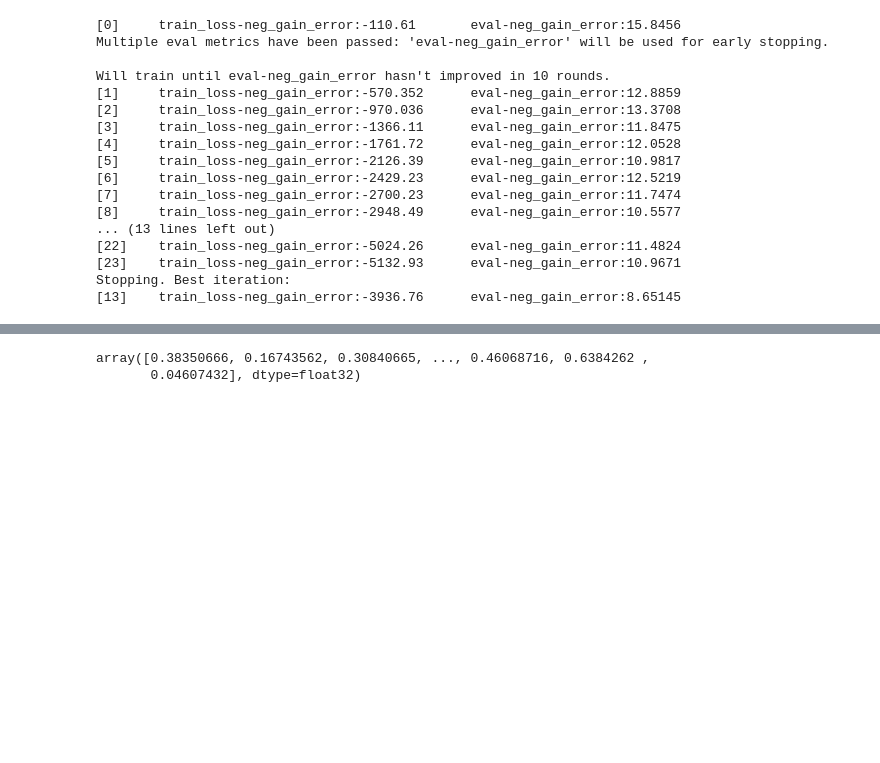
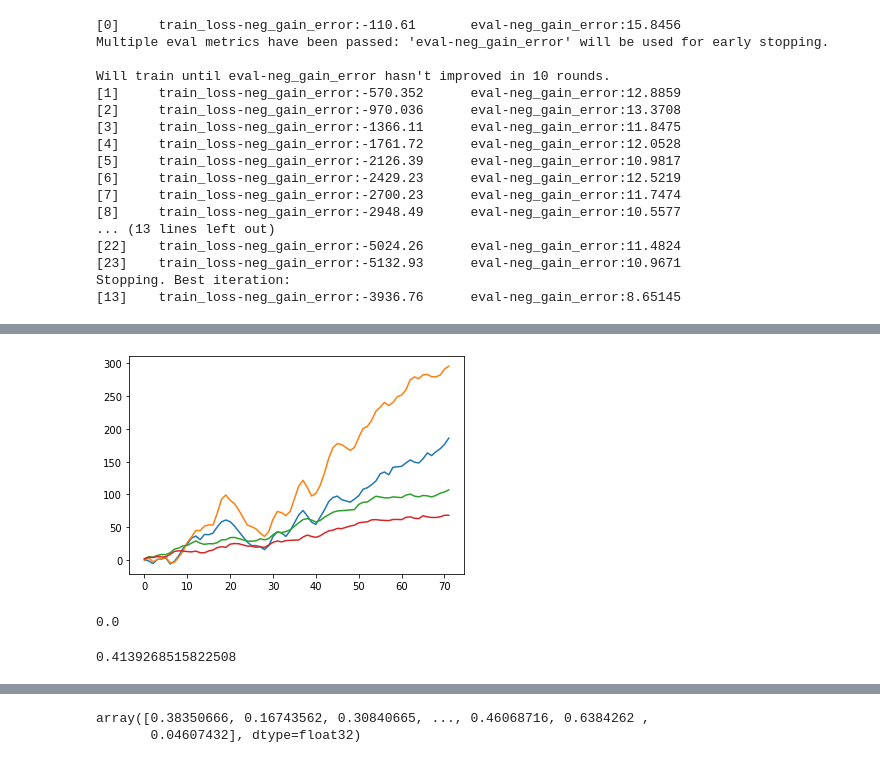
Before and after one commit to Supernowae/capstone, a Jupyter notebook: development/development_model_built_new.ipynb, the cells around one changed output, grey strips where cells are left out. Drawn from its saved outputs; the diff is of its cells as text; code cells hidden in the pictures; blank space fills up the shorter version.

Commit message:
further model and voter work

```diff
--- a/development/development_model_built_new.ipynb
+++ b/development/development_model_built_new.ipynb
@@ -27,7 +27,7 @@ def get_cals_to_drop(start_date,nb_players,nb_tournaments):
     duration_val_matches=300
     duration_train_matches=10400
     #duration_train_matches=12122
-    duration_test_matches=2000
+    duration_test_matches=500
 
     # Number of matches in our dataset (ie. nb. of outcomes divided by 2)
     nm=int(len(features)/2)
@@ -64,9 +64,9 @@ def make_split(days_diff,to_drop_players, to_drop_tournaments, start_date):
     span_matches=len(data)-test_beginning_match+1
     #duration_val_matches=700 + 10
     duration_val_matches=300 + days_diff
-    #duration_train_matches=10400
-    duration_train_matches=12122
-    duration_test_matches=2000
+    duration_train_matches=10400
+    #duration_train_matches=12122
+    duration_test_matches=500
 
     # Number of matches in our dataset (ie. nb. of outcomes divided by 2)
     nm=int(len(features)/2)
@@ -311,20 +342,20 @@ def get_trained_model(days_diff,to_drop_players, to_drop_tournaments,start_date)
 # %%
-start_date=datetime(2015,2,1) #first day of testing set
+start_date=datetime(2017,5,1) #first day of testing set
 
-to_drop_players, to_drop_tournaments= get_cals_to_drop(start_date,50,5)
+to_drop_players, to_drop_tournaments= get_cals_to_drop(start_date,200,200)
 
 
 
 
-model1, train_indices, val_indices, test_indices, xtest = get_trained_model(0,to_drop_players, to_drop_tournaments,start_date)
-model2, train_indices, val_indices, test_indices, xtest = get_trained_model(10,to_drop_players, to_drop_tournaments,start_date)
-model3, train_indices, val_indices, test_indices, xtest = get_trained_model(-10,to_drop_players, to_drop_tournaments,start_date)
-model4, train_indices, val_indices, test_indices, xtest = get_trained_model(30,to_drop_players, to_drop_tournaments,start_date)
-model5, train_indices, val_indices, test_indices, xtest = get_trained_model(-30,to_drop_players, to_drop_tournaments,start_date)
-model6, train_indices, val_indices, test_indices, xtest = get_trained_model(45,to_drop_players, to_drop_tournaments,start_date)
-model7, train_indices, val_indices, test_indices, xtest = get_trained_model(-45,to_drop_players, to_drop_tournaments,start_date)
-model8, train_indices, val_indices, test_indices, xtest = get_trained_model(17,to_drop_players, to_drop_tournaments,start_date)
-model9, train_indices, val_indices, test_indices, xtest = get_trained_model(-17,to_drop_players, to_drop_tournaments,start_date)
+model1, train_indices, val_indices, test_indices, xtest, evalscore1 = get_trained_model(0,to_drop_players, to_drop_tournaments,start_date)
+model2, train_indices, val_indices, test_indices, xtest, evalscore2 = get_trained_model(10,to_drop_players, to_drop_tournaments,start_date)
+model3, train_indices, val_indices, test_indices, xtest, evalscore3 = get_trained_model(-10,to_drop_players, to_drop_tournaments,start_date)
+model4, train_indices, val_indices, test_indices, xtest, evalscore4 = get_trained_model(30,to_drop_players, to_drop_tournaments,start_date)
+model5, train_indices, val_indices, test_indices, xtest, evalscore5 = get_trained_model(-30,to_drop_players, to_drop_tournaments,start_date)
+model6, train_indices, val_indices, test_indices, xtest, evalscore6 = get_trained_model(45,to_drop_players, to_drop_tournaments,start_date)
+model7, train_indices, val_indices, test_indices, xtest, evalscore7 = get_trained_model(-45,to_drop_players, to_drop_tournaments,start_date)
+model8, train_indices, val_indices, test_indices, xtest, evalscore8 = get_trained_model(17,to_drop_players, to_drop_tournaments,start_date)
+model9, train_indices, val_indices, test_indices, xtest, evalscore9 = get_trained_model(-17,to_drop_players, to_drop_tournaments,start_date)
 
 
 
@@ -332,7 +363,7 @@ clf_list = [model1, model2, model3, model4, model5, model6, model7, model8, mode
 classif = VotingClassifier(clf_list)
 xtest_0=features.iloc[test_indices,:].reset_index(drop=True)
 #Y, K, KT, y_mean_pr, y_mean, Y_voting, y_voting, deci, y_mean_pr_conf, y_mean_conf= classif.predict(xtest, 0.7, vote_thr = (7/9))
-y_mean,  y_voting, y_mean_pr_conf, y_mean_conf, y_voting_conf = classif.predict(xtest, 0.5, vote_thr = (5/9), conf_thr = 0.5)
+y_mean,  y_voting, y_mean_pr_conf, y_mean_conf, y_voting_conf = classif.predict(xtest, 0.7, vote_thr = (7/9), conf_thr = 0.7)
 
 
 print(evalerror(y_voting, dtrain))
@@ -359,0 +476,15 @@ Will train until eval-logloss hasn't improved in 10 rounds.
+# %%
+for r in range(4):
+    plt.plot(f2[:,r])
+# %% [output]
+[figure, added]
+# %%
+np.log2(1)*0.8
+# %% [output]
+0.0
+# %%
+np.e**(0.8)*np.log10(1.5)
+10**(1)*np.log10(1.1)
+#2**(0.8)*np.log(2.5-1)
+# %% [output]
+0.4139268515822508
```
Also changed, not shown: parts of 17 cells of this notebook, 1 other file.
